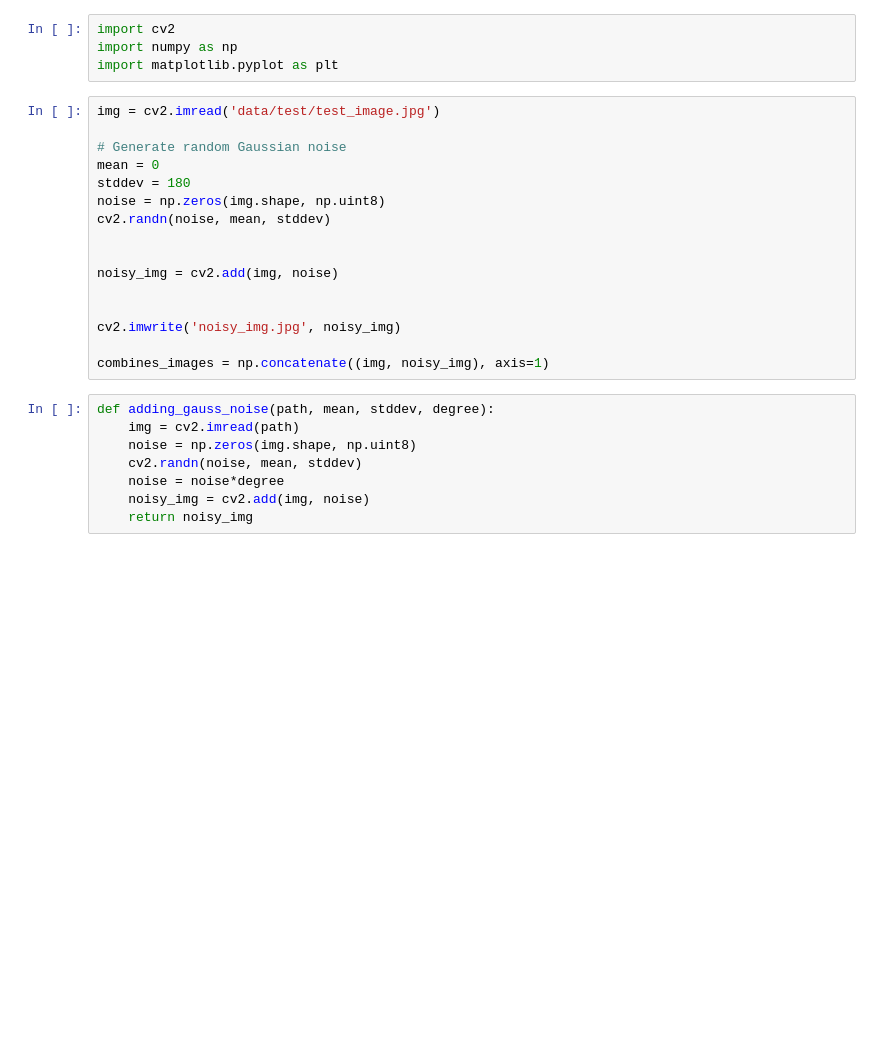
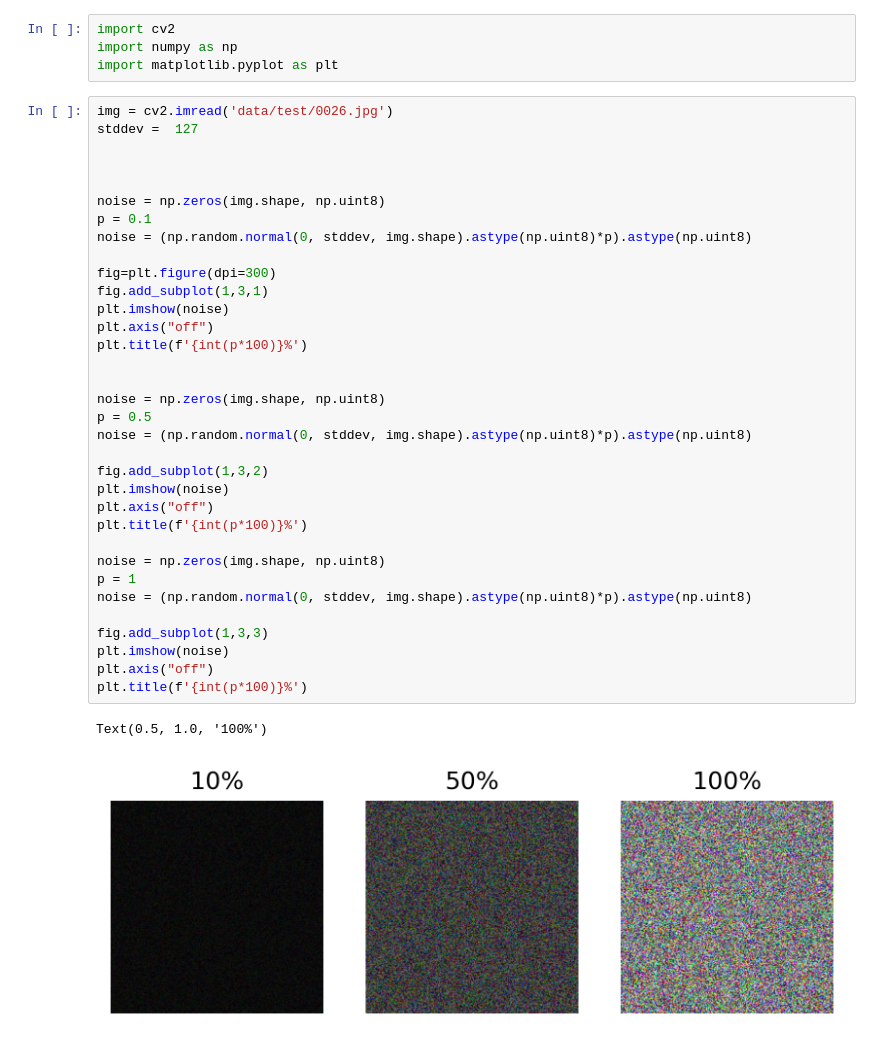
Before and after one commit to ADA-GWU/guidedresearchproject-yusif_mukhtarov, a Jupyter notebook: adding_noise.ipynb, the cells around one changed output. Cells and saved outputs as stored; diff of their text form; blank space fills up the shorter version.

Commit message:
noise

```diff
--- a/adding_noise.ipynb
+++ b/adding_noise.ipynb
@@ -2,28 +2,41 @@
 import cv2
 import numpy as np
 import matplotlib.pyplot as plt
-# %%
-img = cv2.imread('data/test/test_image.jpg')
-
-# Generate random Gaussian noise
-mean = 0
-stddev = 180
-noise = np.zeros(img.shape, np.uint8)
-cv2.randn(noise, mean, stddev)
-
-
-noisy_img = cv2.add(img, noise)
-
-
-cv2.imwrite('noisy_img.jpg', noisy_img)
-
-combines_images = np.concatenate((img, noisy_img), axis=1)
-# %%
-def adding_gauss_noise(path, mean, stddev, degree):
-    img = cv2.imread(path)
-    noise = np.zeros(img.shape, np.uint8)
-    cv2.randn(noise, mean, stddev)
-    noise = noise*degree
-    noisy_img = cv2.add(img, noise)
-    return noisy_img
+# %%
+img = cv2.imread('data/test/0026.jpg')
+stddev =  127
+
+
+
+noise = np.zeros(img.shape, np.uint8)
+p = 0.1
+noise = (np.random.normal(0, stddev, img.shape).astype(np.uint8)*p).astype(np.uint8)
+
+fig=plt.figure(dpi=300)
+fig.add_subplot(1,3,1)
+plt.imshow(noise)
+plt.axis("off")
+plt.title(f'{int(p*100)}%')
+
+
+noise = np.zeros(img.shape, np.uint8)
+p = 0.5
+noise = (np.random.normal(0, stddev, img.shape).astype(np.uint8)*p).astype(np.uint8)
+
+fig.add_subplot(1,3,2)
+plt.imshow(noise)
+plt.axis("off")
+plt.title(f'{int(p*100)}%')
+
+noise = np.zeros(img.shape, np.uint8)
+p = 1
+noise = (np.random.normal(0, stddev, img.shape).astype(np.uint8)*p).astype(np.uint8)
+
+fig.add_subplot(1,3,3)
+plt.imshow(noise)
+plt.axis("off")
+plt.title(f'{int(p*100)}%')
+# %% [output]
+Text(0.5, 1.0, '100%')
+[figure, added]
 # %%
```
Also changed, not shown: parts of 2 cells of this notebook.
